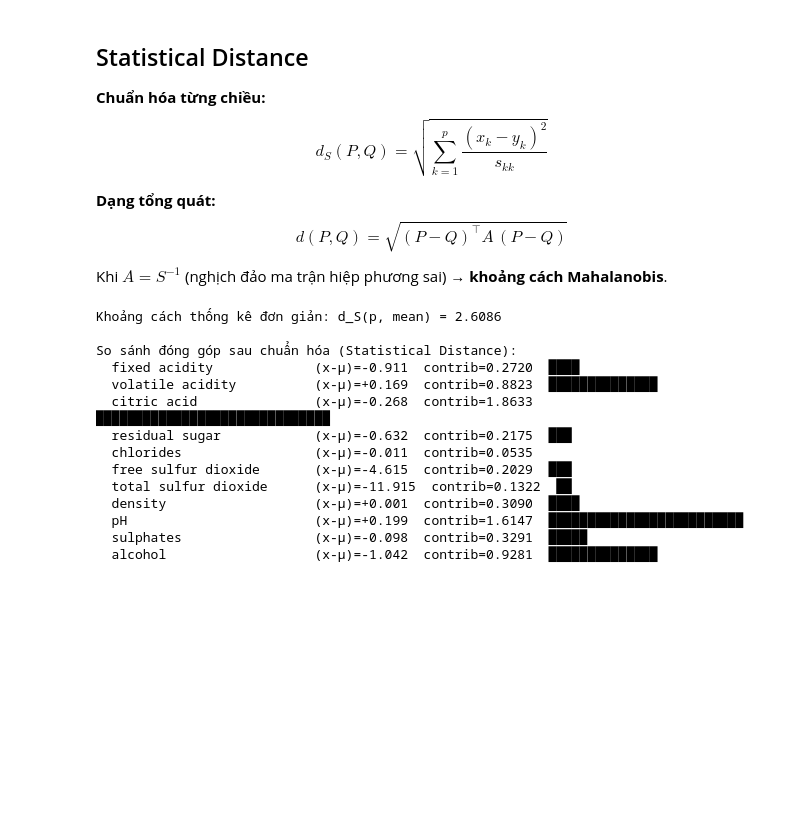
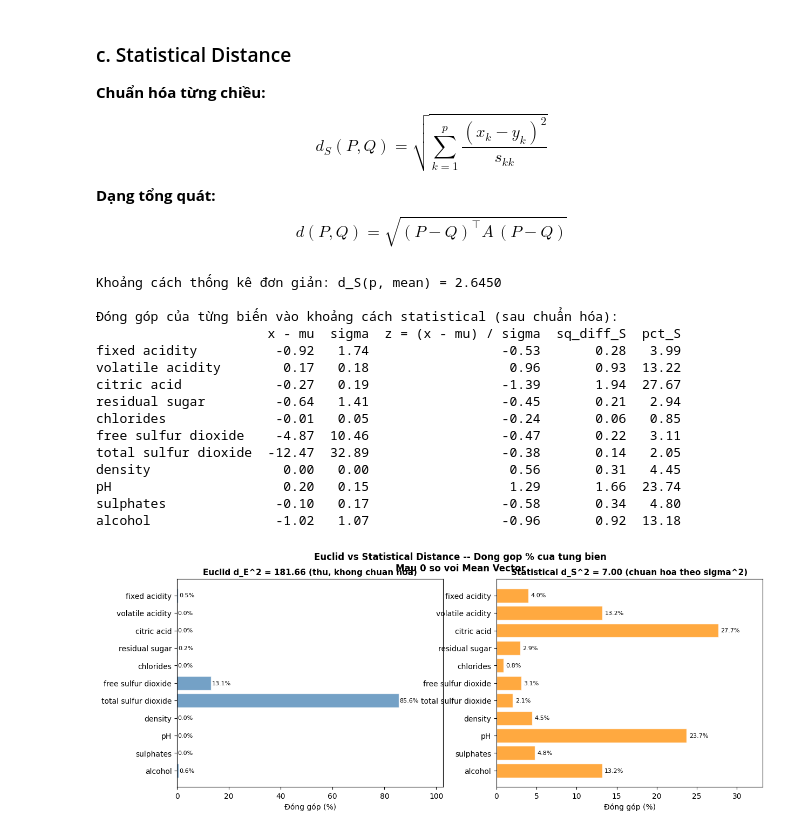
Before and after one commit to ducan0206/Multivariate-Statistical-Analysis, a Jupyter notebook: notebooks/03_statistical_distance.ipynb, the cells around one changed output. Drawn from its saved outputs; the diff is of its cells as text; code cells hidden in the pictures; blank space fills up the shorter version.

```diff
--- a/notebooks/03_statistical_distance.ipynb
+++ b/notebooks/03_statistical_distance.ipynb
@@ -72,36 +174,62 @@ So sánh thành phần đóng góp vào khoảng cách Euclid:
 # %% [markdown]
-## Statistical Distance
+### c. Statistical Distance
 
 **Chuẩn hóa từng chiều:**
 $$d_S(P, Q) = \sqrt{\sum_{k=1}^{p} \frac{(x_k - y_k)^2}{s_{kk}}}$$
 
 **Dạng tổng quát:**
 $$d(P, Q) = \sqrt{(P - Q)^\top A\, (P - Q)}$$
-
-Khi $A = S^{-1}$ (nghịch đảo ma trận hiệp phương sai) → **khoảng cách Mahalanobis**.
 # %%
-# Bước 3: Tính khoảng cách thống kê
-# Chuẩn hóa mỗi chiều theo phương sai - các biến đóng góp công bằng hơn
-d_stat = statistical_distance(p, q, pop_var)
-print(f"Khoảng cách thống kê đơn giản: d_S(p, mean) = {d_stat:.4f}")
+# Tính khoảng cách Statistical cho 1 sample trong dữ liệu
+# Chuẩn hóa mỗi chiều theo phương sai
+d_S  = statistical_distance(sample_0, ref_mean, sample_var)
+print(f"Khoảng cách thống kê đơn giản: d_S(p, mean) = {d_S:.4f}")
 print()
-print("So sánh đóng góp sau chuẩn hóa (Statistical Distance):")
-contribs_s = (p - q)**2 / pop_var
-for c, val, cont in zip(var_list, p - q, contribs_s):
-    bar = "█" * int(cont / max(contribs_s) * 30)
-    print(f"  {c:25s} (x-μ)={val:+.3f}  contrib={cont:.4f}  {bar}")
+
+# Đóng góp từng biến vào khoảng cách thống kê
+sq_diff_S = (raw_diff ** 2) / sample_var
+pct_S = sq_diff_S / np.sum(sq_diff_S) * 100
+z_scores = raw_diff / sample_std
+
+contrib_statistical = pd.DataFrame({
+    "x - mu": raw_diff,
+    "sigma": sample_std,
+    "z = (x - mu) / sigma": z_scores,
+    "sq_diff_S": sq_diff_S,
+    "pct_S": pct_S
+}, index=var_list).round(2)
+
+print("Đóng góp của từng biến vào khoảng cách statistical (sau chuẩn hóa):")
+print(contrib_statistical.to_string())
 # %% [output]
-Khoảng cách thống kê đơn giản: d_S(p, mean) = 2.6086
+Khoảng cách thống kê đơn giản: d_S(p, mean) = 2.6450
 
-So sánh đóng góp sau chuẩn hóa (Statistical Distance):
-  fixed acidity             (x-μ)=-0.911  contrib=0.2720  ████
-  volatile acidity          (x-μ)=+0.169  contrib=0.8823  ██████████████
-  citric acid               (x-μ)=-0.268  contrib=1.8633  ██████████████████████████████
-  residual sugar            (x-μ)=-0.632  contrib=0.2175  ███
-  chlorides                 (x-μ)=-0.011  contrib=0.0535
-  free sulfur dioxide       (x-μ)=-4.615  contrib=0.2029  ███
-  total sulfur dioxide      (x-μ)=-11.915  contrib=0.1322  ██
-  density                   (x-μ)=+0.001  contrib=0.3090  ████
-  pH                        (x-μ)=+0.199  contrib=1.6147  █████████████████████████
-  sulphates                 (x-μ)=-0.098  contrib=0.3291  █████
-  alcohol                   (x-μ)=-1.042  contrib=0.9281  ██████████████
+Đóng góp của từng biến vào khoảng cách statistical (sau chuẩn hóa):
+                      x - mu  sigma  z = (x - mu) / sigma  sq_diff_S  pct_S
+fixed acidity          -0.92   1.74                 -0.53       0.28   3.99
+volatile acidity        0.17   0.18                  0.96       0.93  13.22
+citric acid            -0.27   0.19                 -1.39       1.94  27.67
+residual sugar         -0.64   1.41                 -0.45       0.21   2.94
+chlorides              -0.01   0.05                 -0.24       0.06   0.85
+free sulfur dioxide    -4.87  10.46                 -0.47       0.22   3.11
+total sulfur dioxide  -12.47  32.89                 -0.38       0.14   2.05
+density                 0.00   0.00                  0.56       0.31   4.45
+pH                      0.20   0.15                  1.29       1.66  23.74
+sulphates              -0.10   0.17                 -0.58       0.34   4.80
+alcohol                -1.02   1.07                 -0.96       0.92  13.18
+# %%
+fig, axes = plt.subplots(1, 2, figsize=(14, 5))
+
+contribution_bar(sq_diff, var_list,
+                 f"Euclid d_E^2 = {d_euclidean**2:.2f} (thu, khong chuan hoa)",
+                 color="steelblue", ax=axes[0])
+
+contribution_bar(sq_diff_S, var_list,
+                 f"Statistical d_S^2 = {d_S**2:.2f} (chuan hoa theo sigma^2)",
+                 color="darkorange", ax=axes[1])
+
+plt.suptitle("Euclid vs Statistical Distance -- Dong gop % cua tung bien\n"
+             "Mau 0 so voi Mean Vector", fontsize=12, fontweight="bold")
+plt.show()
+# %% [output]
+[figure, added]
```
Also changed, not shown: parts of 29 cells of this notebook, 11 other files.
